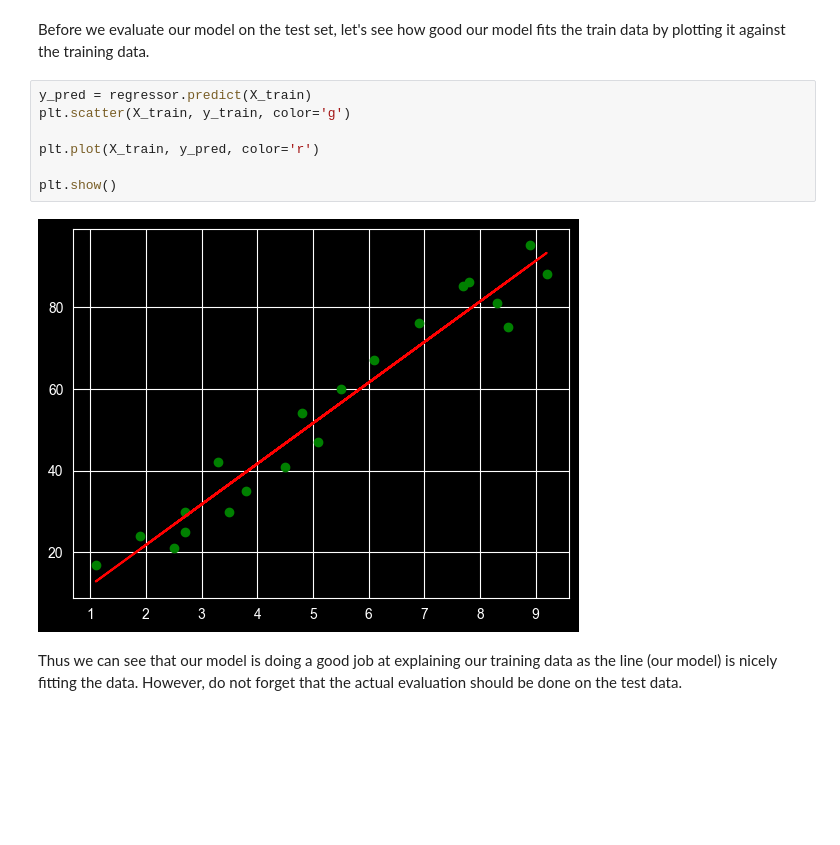
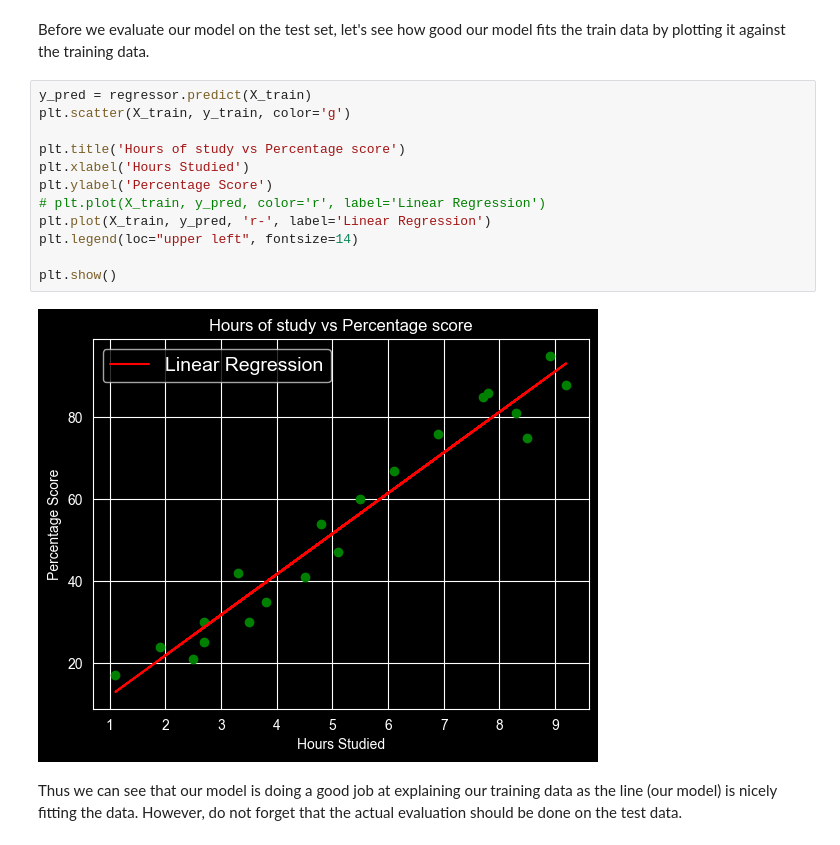
Before and after one commit to rickgladwin/ml_and_deep_learning_challenges, a Jupyter notebook: week_2_linear_regression/Week+2+-+Practical-Learning.ipynb, the cells around one changed output. Drawn from its saved outputs; the diff is of its cells as text; blank space fills up the shorter version.

Commit message:
modify plot details

```diff
--- a/week_2_linear_regression/Week+2+-+Practical-Learning.ipynb
+++ b/week_2_linear_regression/Week+2+-+Practical-Learning.ipynb
@@ -133,12 +133,17 @@ Before we evaluate our model on the test set, let's see how good our model fits
 # %%
 y_pred = regressor.predict(X_train)
 plt.scatter(X_train, y_train, color='g')
 
-plt.plot(X_train, y_pred, color='r')
+plt.title('Hours of study vs Percentage score')
+plt.xlabel('Hours Studied')
+plt.ylabel('Percentage Score')
+# plt.plot(X_train, y_pred, color='r', label='Linear Regression')
+plt.plot(X_train, y_pred, 'r-', label='Linear Regression')
+plt.legend(loc="upper left", fontsize=14)
 
 plt.show()
 # %% [output]
-[figure, old version]
+[figure, new version]
 # %% [markdown]
 Thus we can see that our model is doing a good job at explaining our training data as the line (our model) is nicely fitting the data. However, do not forget that the actual evaluation should be done on the test data.
 # %% [markdown]
```
Also changed, not shown: parts of 3 cells of this notebook.
